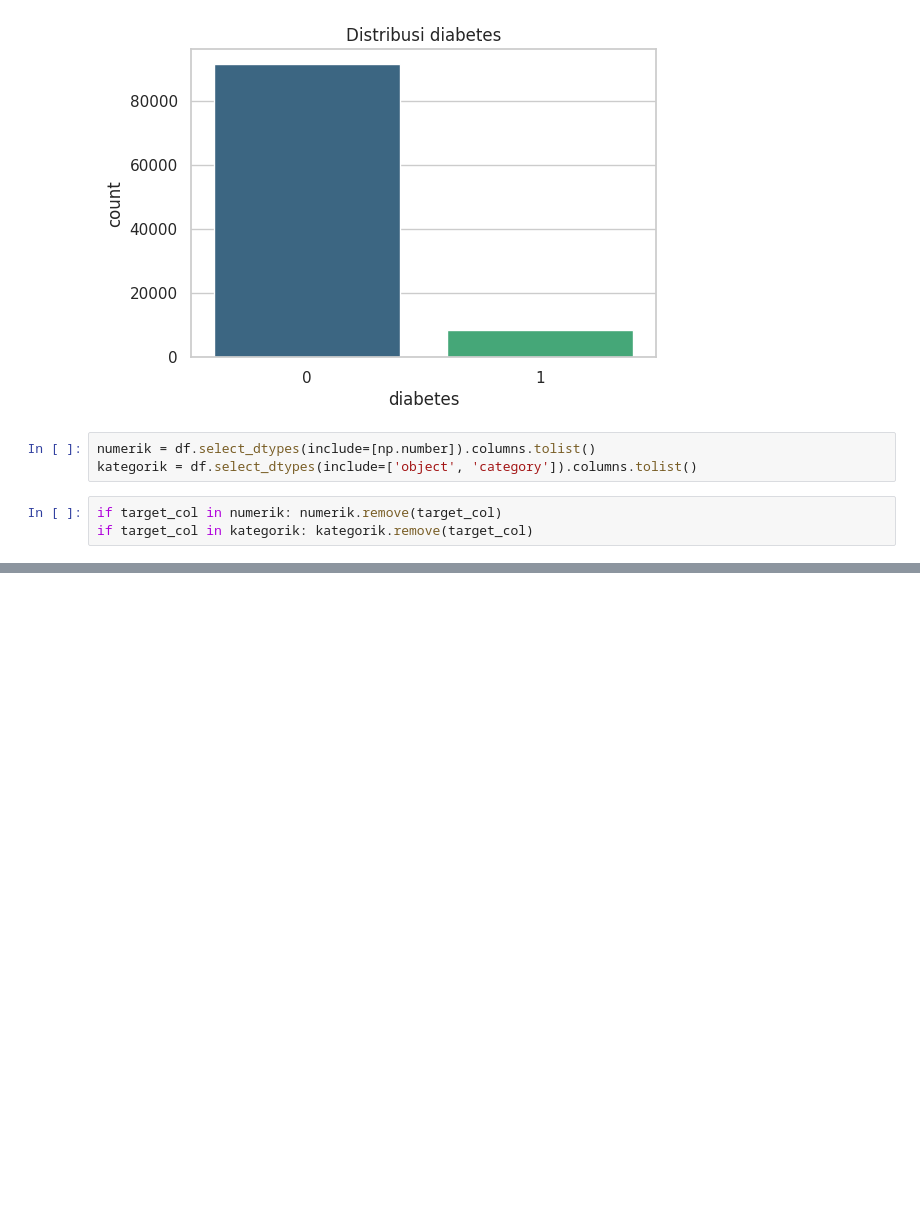
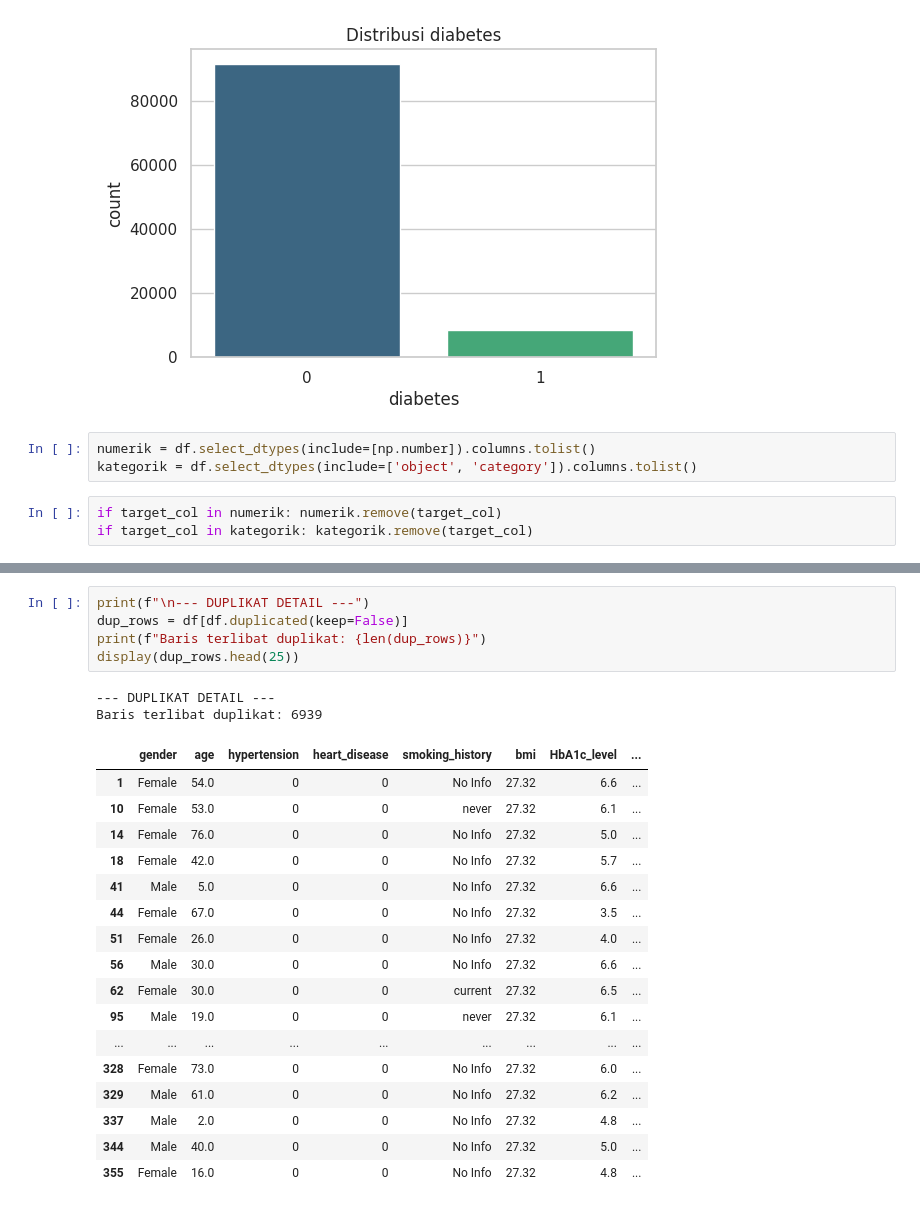
Before and after one commit to aariffaqiih/temp, a Jupyter notebook: Untitled14.ipynb, the cells around one changed output, grey strips where cells are left out. Saved outputs shown, nothing was run; the diff lists cells and outputs as text; blank space fills up the shorter version.

```diff
--- a/Untitled14.ipynb
+++ b/Untitled14.ipynb
@@ -206,0 +310,25 @@ if numerik:
+# %%
+print(f"\n--- DUPLIKAT DETAIL ---")
+dup_rows = df[df.duplicated(keep=False)]
+print(f"Baris terlibat duplikat: {len(dup_rows)}")
+display(dup_rows.head(25))
+# %% [output]
+--- DUPLIKAT DETAIL ---
+Baris terlibat duplikat: 6939
+|  | gender | age | hypertension | heart_disease | smoking_history | bmi | HbA1c_level | ... |
+| 1 | Female | 54.0 | 0 | 0 | No Info | 27.32 | 6.6 | ... |
+| 10 | Female | 53.0 | 0 | 0 | never | 27.32 | 6.1 | ... |
+| 14 | Female | 76.0 | 0 | 0 | No Info | 27.32 | 5.0 | ... |
+| 18 | Female | 42.0 | 0 | 0 | No Info | 27.32 | 5.7 | ... |
+| 41 | Male | 5.0 | 0 | 0 | No Info | 27.32 | 6.6 | ... |
+| 44 | Female | 67.0 | 0 | 0 | No Info | 27.32 | 3.5 | ... |
+| 51 | Female | 26.0 | 0 | 0 | No Info | 27.32 | 4.0 | ... |
+| 56 | Male | 30.0 | 0 | 0 | No Info | 27.32 | 6.6 | ... |
+| 62 | Female | 30.0 | 0 | 0 | current | 27.32 | 6.5 | ... |
+| 95 | Male | 19.0 | 0 | 0 | never | 27.32 | 6.1 | ... |
+| ... | ... | ... | ... | ... | ... | ... | ... | ... |
+| 328 | Female | 73.0 | 0 | 0 | No Info | 27.32 | 6.0 | ... |
+| 329 | Male | 61.0 | 0 | 0 | No Info | 27.32 | 6.2 | ... |
+| 337 | Male | 2.0 | 0 | 0 | No Info | 27.32 | 4.8 | ... |
+| 344 | Male | 40.0 | 0 | 0 | No Info | 27.32 | 5.0 | ... |
+| 355 | Female | 16.0 | 0 | 0 | No Info | 27.32 | 4.8 | ... |
```
Also changed, not shown: parts of 7 cells of this notebook.
